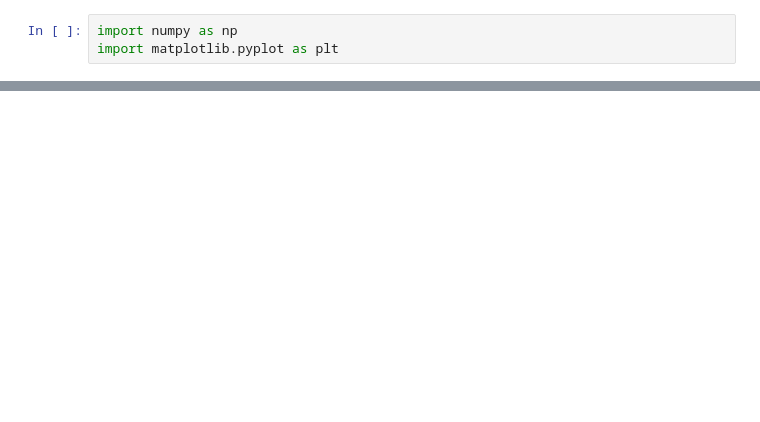
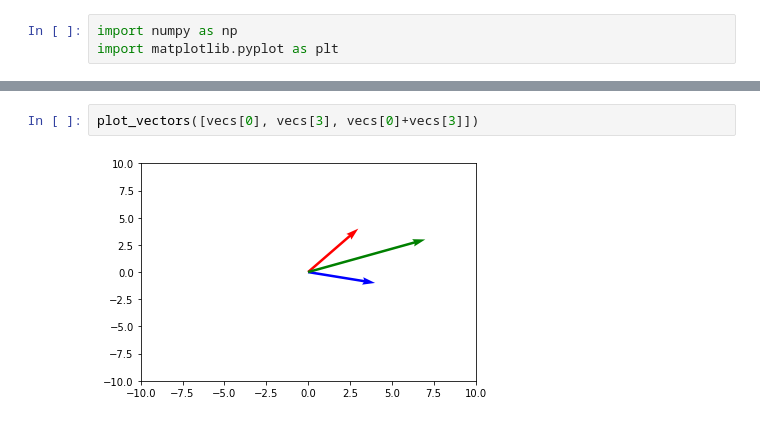
Before and after one commit to akshay-b12/Deep-Learning-Guvi, a Jupyter notebook: vectors_In_Python.ipynb, the cells around one changed output, grey strips where cells are left out. Drawn from its saved outputs; the diff is of its cells as text; blank space fills up the shorter version.

```diff
--- a/vectors_In_Python.ipynb
+++ b/vectors_In_Python.ipynb
@@ -12,0 +39,4 @@ plt.show()
+# %%
+plot_vectors([vecs[0], vecs[3], vecs[0]+vecs[3]])
+# %% [output]
+[figure, added]
```
Also changed, not shown: parts of 20 cells of this notebook.
